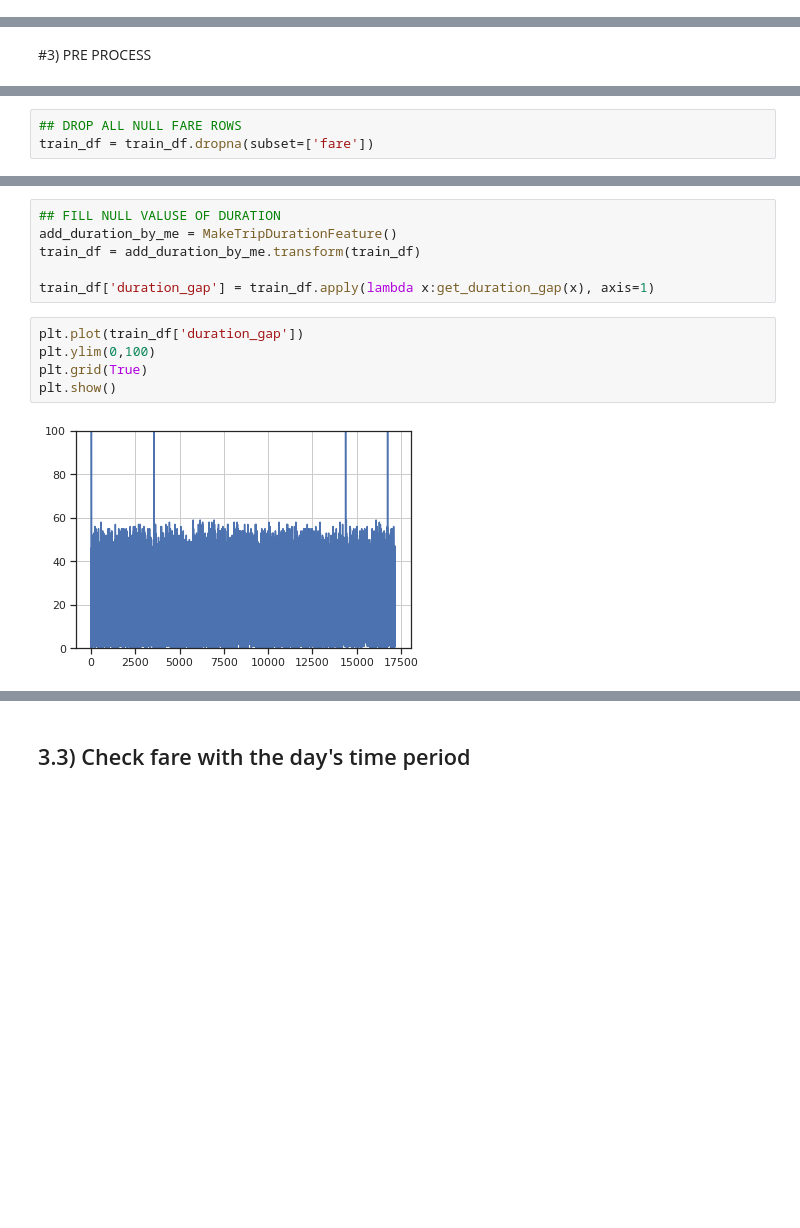
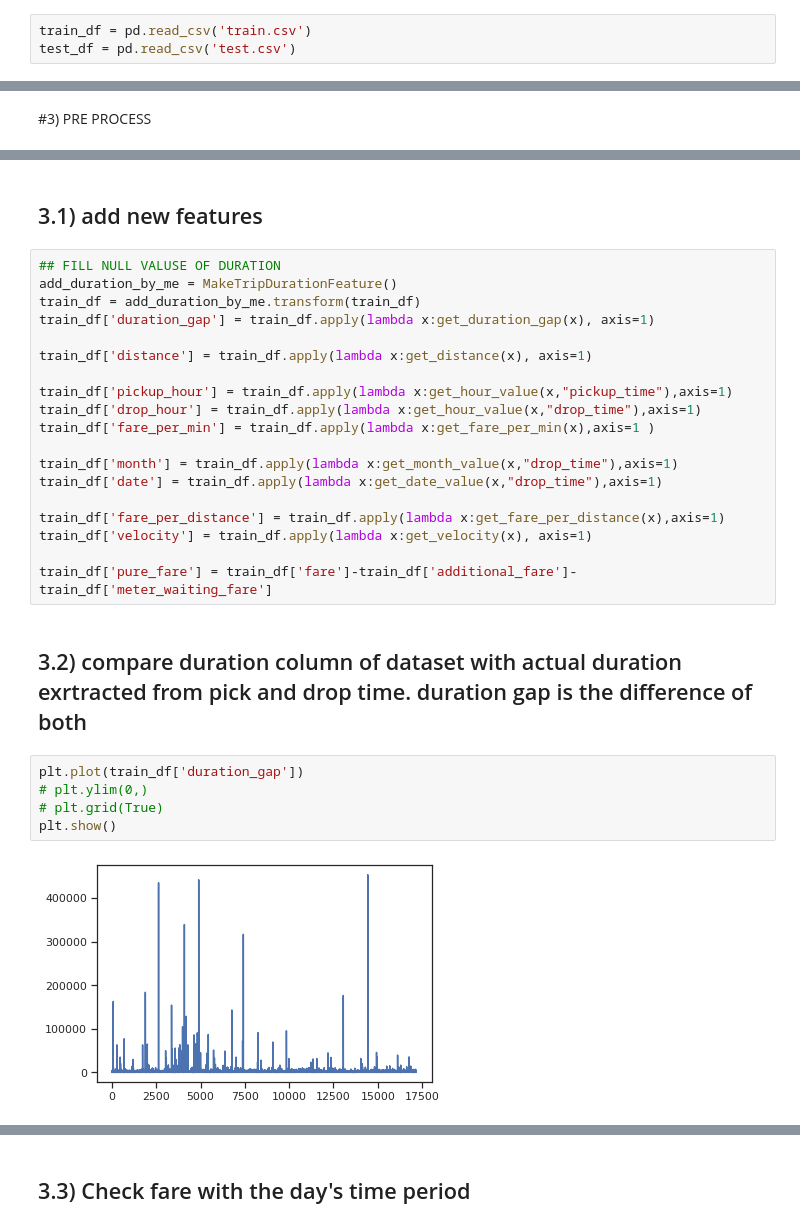
Before and after one commit to charlie9526/TaxiFare, a Jupyter notebook: visualization.ipynb, the cells around one changed output, grey strips where cells are left out. Drawn from its saved outputs; the diff is of its cells as text; blank space fills up the shorter version.

```diff
--- a/visualization.ipynb
+++ b/visualization.ipynb
@@ -34,2 +55,5 @@ sample_submission_df = pd.read_csv('/content/drive/My Drive/Colab Notebooks/FAIR
+# %%
+train_df = pd.read_csv('train.csv')
+test_df = pd.read_csv('test.csv')
 # %% [markdown]
 # 2) Functions
@@ -40,3 +232,0 @@ sample_submission_df = pd.read_csv('/content/drive/My Drive/Colab Notebooks/FAIR
-# %%
-## DROP ALL NULL FARE ROWS
-train_df = train_df.dropna(subset=['fare'])
@@ -99,16 +233,33 @@ class MakeTripDurationFeature(BaseEstimator, TransformerMixin):
-# %%
-## FILL NULL VALUSE OF DURATION
-add_duration_by_me = MakeTripDurationFeature()
-train_df = add_duration_by_me.transform(train_df)
-
-train_df['duration_gap'] = train_df.apply(lambda x:get_duration_gap(x), axis=1)
+# %% [markdown]
+## 3.1) add new features
+# %%
+## FILL NULL VALUSE OF DURATION
+add_duration_by_me = MakeTripDurationFeature()
+train_df = add_duration_by_me.transform(train_df)
+train_df['duration_gap'] = train_df.apply(lambda x:get_duration_gap(x), axis=1)
+
+train_df['distance'] = train_df.apply(lambda x:get_distance(x), axis=1)
+
+train_df['pickup_hour'] = train_df.apply(lambda x:get_hour_value(x,"pickup_time"),axis=1)
+train_df['drop_hour'] = train_df.apply(lambda x:get_hour_value(x,"drop_time"),axis=1)
+train_df['fare_per_min'] = train_df.apply(lambda x:get_fare_per_min(x),axis=1 )
+
+train_df['month'] = train_df.apply(lambda x:get_month_value(x,"drop_time"),axis=1)
+train_df['date'] = train_df.apply(lambda x:get_date_value(x,"drop_time"),axis=1)
+
+train_df['fare_per_distance'] = train_df.apply(lambda x:get_fare_per_distance(x),axis=1)
+train_df['velocity'] = train_df.apply(lambda x:get_velocity(x), axis=1)
+
+train_df['pure_fare'] = train_df['fare']-train_df['additional_fare']-train_df['meter_waiting_fare']
+# %% [markdown]
+## 3.2) compare duration column of dataset with actual duration exrtracted from pick and drop time. duration gap is the difference of both
 # %%
 plt.plot(train_df['duration_gap'])
-plt.ylim(0,100)
-plt.grid(True)
+# plt.ylim(0,)
+# plt.grid(True)
 plt.show()
 # %% [output]
-[figure, old version]
+[figure, new version]
 # %%
 # lets check difference values more than 50
 train_df[abs(train_df['duration_gap'])>60].head()
```
Also changed, not shown: parts of 38 cells of this notebook.
